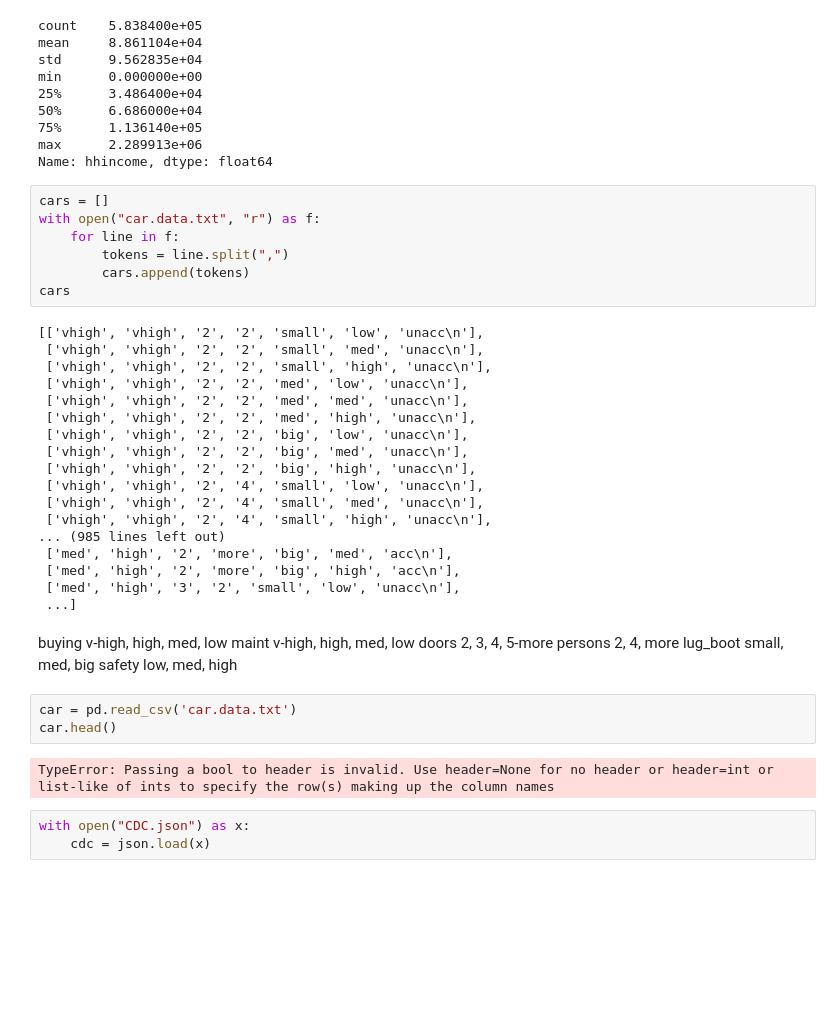
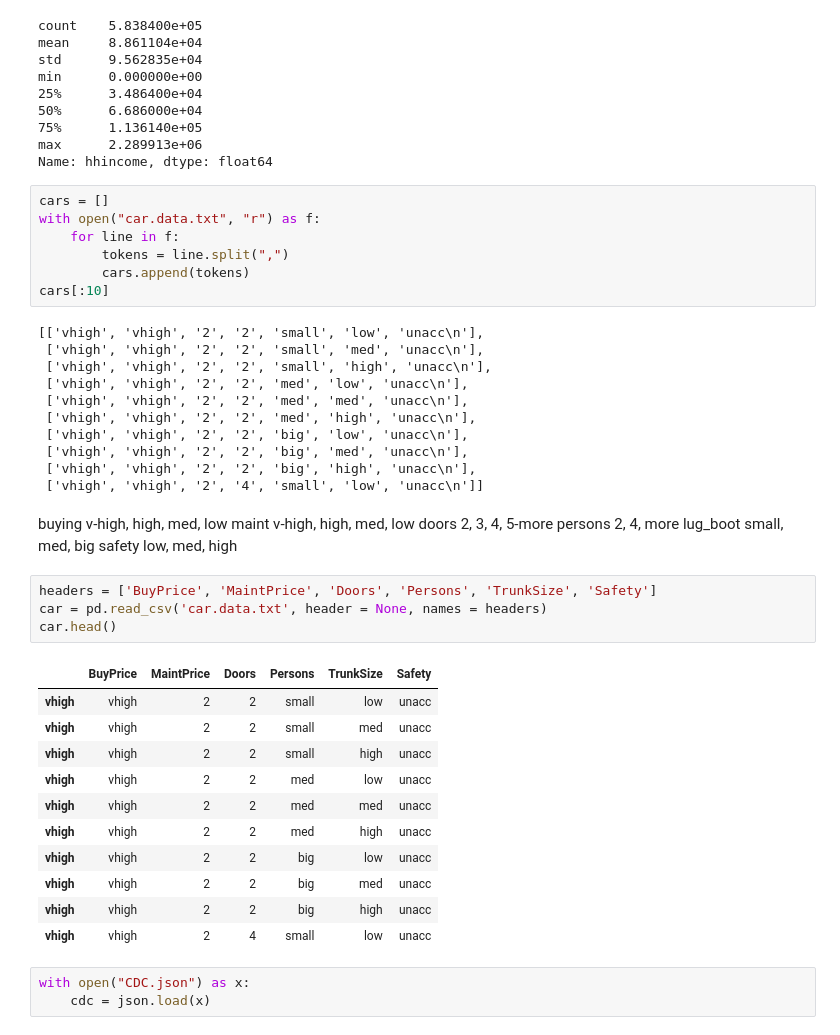
Before and after one commit to asfabiano/byu_econ_applied_machine_learning, a Jupyter notebook: homeworks/Homework_1.ipynb, the cells around one changed output. Saved outputs shown, nothing was run; the diff lists cells and outputs as text; blank space fills up the shorter version.

Commit message:
gave cars file column headers

```diff
--- a/homeworks/Homework_1.ipynb
+++ b/homeworks/Homework_1.ipynb
@@ -203,7 +203,7 @@ with open("car.data.txt", "r") as f:
     for line in f:
         tokens = line.split(",")
         cars.append(tokens)
-cars
+cars[:10]
 # %% [output]
 [['vhigh', 'vhigh', '2', '2', 'small', 'low', 'unacc\n'],
  ['vhigh', 'vhigh', '2', '2', 'small', 'med', 'unacc\n'],
@@ -214,14 +214,7 @@ cars
  ['vhigh', 'vhigh', '2', '2', 'big', 'low', 'unacc\n'],
  ['vhigh', 'vhigh', '2', '2', 'big', 'med', 'unacc\n'],
  ['vhigh', 'vhigh', '2', '2', 'big', 'high', 'unacc\n'],
- ['vhigh', 'vhigh', '2', '4', 'small', 'low', 'unacc\n'],
- ['vhigh', 'vhigh', '2', '4', 'small', 'med', 'unacc\n'],
- ['vhigh', 'vhigh', '2', '4', 'small', 'high', 'unacc\n'],
-... (985 lines left out)
- ['med', 'high', '2', 'more', 'big', 'med', 'acc\n'],
- ['med', 'high', '2', 'more', 'big', 'high', 'acc\n'],
- ['med', 'high', '3', '2', 'small', 'low', 'unacc\n'],
- ...]
+ ['vhigh', 'vhigh', '2', '4', 'small', 'low', 'unacc\n']]
 # %% [markdown]
 buying       v-high, high, med, low
    maint        v-high, high, med, low
@@ -230,10 +223,21 @@ buying       v-high, high, med, low
    lug_boot     small, med, big
    safety       low, med, high
 # %%
-car = pd.read_csv('car.data.txt')
+headers = ['BuyPrice', 'MaintPrice', 'Doors', 'Persons', 'TrunkSize', 'Safety']
+car = pd.read_csv('car.data.txt', header = None, names = headers)
 car.head()
 # %% [output]
-TypeError: Passing a bool to header is invalid. Use header=None for no header or header=int or list-like of ints to specify the row(s) making up the column names
+|  | BuyPrice | MaintPrice | Doors | Persons | TrunkSize | Safety |
+| vhigh | vhigh | 2 | 2 | small | low | unacc |
+| vhigh | vhigh | 2 | 2 | small | med | unacc |
+| vhigh | vhigh | 2 | 2 | small | high | unacc |
+| vhigh | vhigh | 2 | 2 | med | low | unacc |
+| vhigh | vhigh | 2 | 2 | med | med | unacc |
+| vhigh | vhigh | 2 | 2 | med | high | unacc |
+| vhigh | vhigh | 2 | 2 | big | low | unacc |
+| vhigh | vhigh | 2 | 2 | big | med | unacc |
+| vhigh | vhigh | 2 | 2 | big | high | unacc |
+| vhigh | vhigh | 2 | 4 | small | low | unacc |
 # %%
 with open("CDC.json") as x:
     cdc = json.load(x)
```
